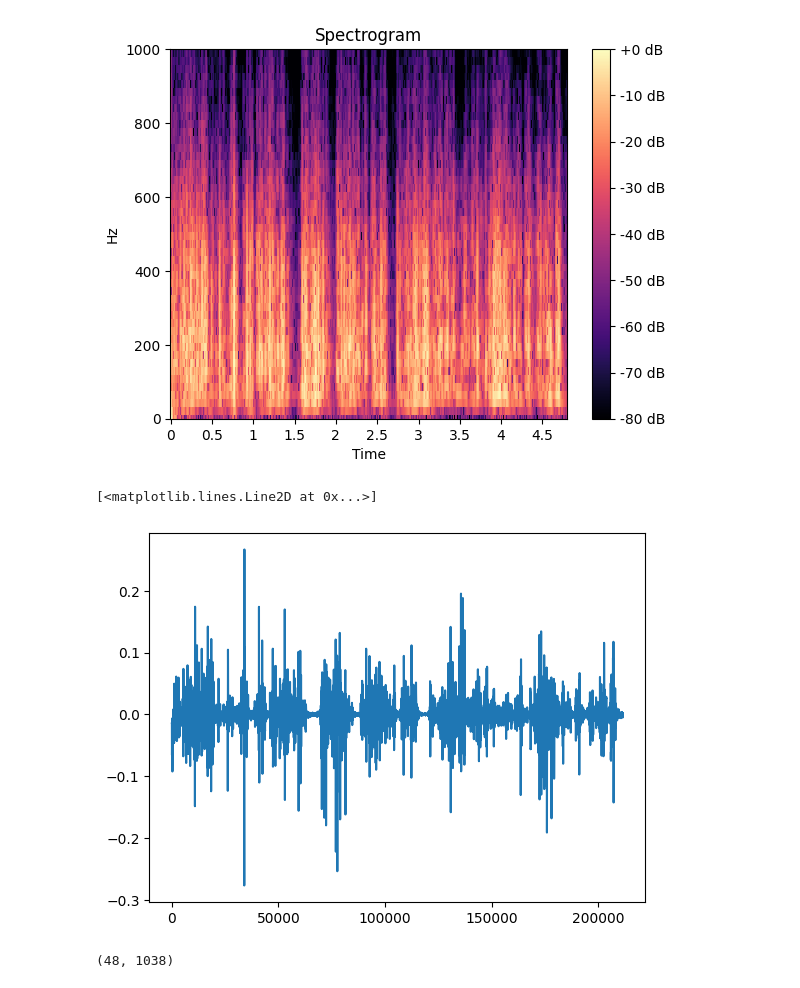
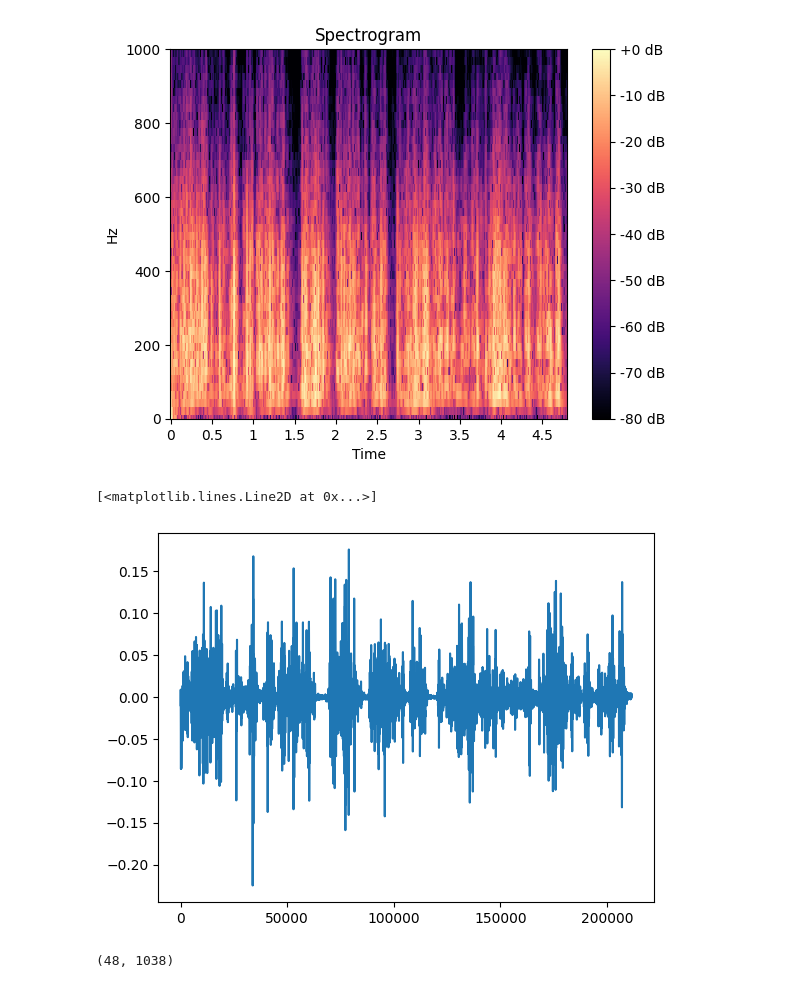
Before and after one commit to shinolab/vibrotactile-autoencoder, a Jupyter notebook: preprocess.ipynb, the cells around one changed output. Drawn from its saved outputs; the diff is of its cells as text; code cells hidden in the pictures.

```diff
--- a/preprocess.ipynb
+++ b/preprocess.ipynb
@@ -30,18 +76,18 @@ fig.colorbar(img, ax=ax, format="%+2.0f dB")
 # %%
 spec = dbMatrix[:48,:]
 
 ex = np.full((1025-(spec.shape[0]), spec.shape[1]),-80)#もとの音声の周波数上限を切っているので配列の大きさを合わせるために-80dbで埋めている
 spec = np.append(spec,ex,axis=0)
 
 spec = librosa.db_to_amplitude(spec)
-re_wav = librosa.griffinlim(spec,n_iter=100,n_fft=2048, hop_length=int(2048 * 0.1), window='hann')
+re_wav = librosa.griffinlim(spec,n_iter=5,n_fft=2048, hop_length=int(2048 * 0.1), window='hann')
 plt.plot(re_wav*30)
 
 # from sklearn.metrics import mean_absolute_error
 # print(mean_absolute_error(re_wav, data[:211548]))
 # %% [output]
 [<matplotlib.lines.Line2D at 0x...>]
-[figure, old version]
+[figure, new version]
 # %%
 sd.play(re_wav*22, 44100)
 # %%
```
Also changed, not shown: parts of 3 cells of this notebook, 2 other files.
